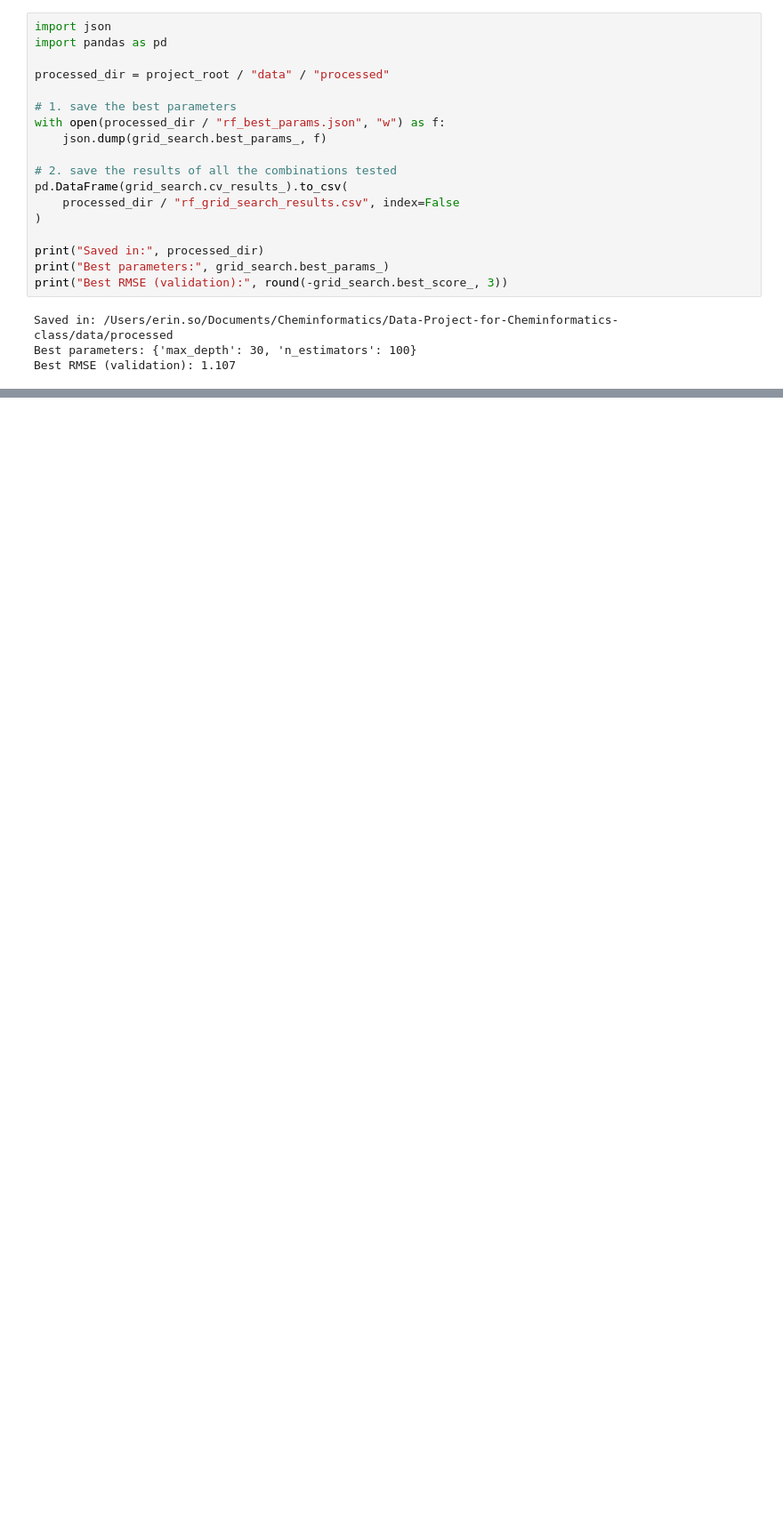
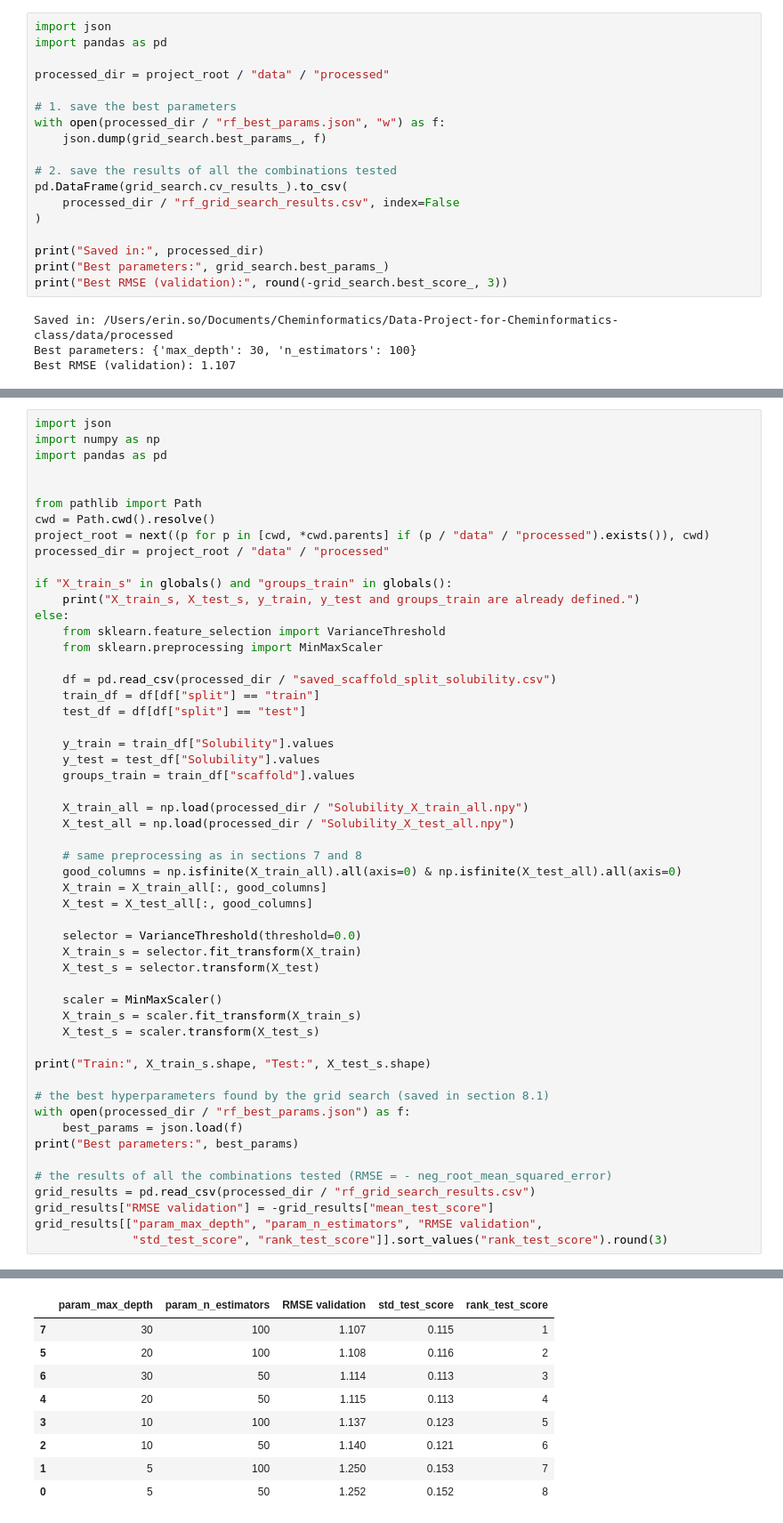
Before and after one commit to erinsoppelsa/Data-Project-for-Cheminformatics-class, a Jupyter notebook: notebooks/02_regression_solubility.ipynb, the cells around one changed output, grey strips where cells are left out. Shown at 89% size. Cells and saved outputs as stored; diff of their text form; blank space fills up the shorter version.

Commit message:
baseline + best models comparision + hyperparameters for solubility dataset

```diff
--- a/notebooks/02_regression_solubility.ipynb
+++ b/notebooks/02_regression_solubility.ipynb
@@ -327,0 +311,54 @@ Best RMSE (validation): 1.107
+# %%
+import json
+import numpy as np
+import pandas as pd
+
+
+from pathlib import Path
+cwd = Path.cwd().resolve()
+project_root = next((p for p in [cwd, *cwd.parents] if (p / "data" / "processed").exists()), cwd)
+processed_dir = project_root / "data" / "processed"
+
+if "X_train_s" in globals() and "groups_train" in globals():
+    print("X_train_s, X_test_s, y_train, y_test and groups_train are already defined.")
+else:
+    from sklearn.feature_selection import VarianceThreshold
+    from sklearn.preprocessing import MinMaxScaler
+
+    df = pd.read_csv(processed_dir / "saved_scaffold_split_solubility.csv")
+    train_df = df[df["split"] == "train"]
+    test_df = df[df["split"] == "test"]
+
+    y_train = train_df["Solubility"].values
+    y_test = test_df["Solubility"].values
+    groups_train = train_df["scaffold"].values
+
+    X_train_all = np.load(processed_dir / "Solubility_X_train_all.npy")
+    X_test_all = np.load(processed_dir / "Solubility_X_test_all.npy")
+
+    # same preprocessing as in sections 7 and 8
+    good_columns = np.isfinite(X_train_all).all(axis=0) & np.isfinite(X_test_all).all(axis=0)
+    X_train = X_train_all[:, good_columns]
+    X_test = X_test_all[:, good_columns]
+
+    selector = VarianceThreshold(threshold=0.0)
+    X_train_s = selector.fit_transform(X_train)
+    X_test_s = selector.transform(X_test)
+
+    scaler = MinMaxScaler()
+    X_train_s = scaler.fit_transform(X_train_s)
+    X_test_s = scaler.transform(X_test_s)
+
+print("Train:", X_train_s.shape, "Test:", X_test_s.shape)
+
+# the best hyperparameters found by the grid search (saved in section 8.1)
+with open(processed_dir / "rf_best_params.json") as f:
+    best_params = json.load(f)
+print("Best parameters:", best_params)
+
+# the results of all the combinations tested (RMSE = - neg_root_mean_squared_error)
+grid_results = pd.read_csv(processed_dir / "rf_grid_search_results.csv")
+grid_results["RMSE validation"] = -grid_results["mean_test_score"]
+grid_results[["param_max_depth", "param_n_estimators", "RMSE validation",
+              "std_test_score", "rank_test_score"]].sort_values("rank_test_score").round(3)
+# %% [output]
@@ -327,0 +367,9 @@ Best RMSE (validation): 1.107
+|  | param_max_depth | param_n_estimators | RMSE validation | std_test_score | rank_test_score |
+| 7 | 30 | 100 | 1.107 | 0.115 | 1 |
+| 5 | 20 | 100 | 1.108 | 0.116 | 2 |
+| 6 | 30 | 50 | 1.114 | 0.113 | 3 |
+| 4 | 20 | 50 | 1.115 | 0.113 | 4 |
+| 3 | 10 | 100 | 1.137 | 0.123 | 5 |
+| 2 | 10 | 50 | 1.140 | 0.121 | 6 |
+| 1 | 5 | 100 | 1.250 | 0.153 | 7 |
+| 0 | 5 | 50 | 1.252 | 0.152 | 8 |
```
Also changed, not shown: parts of 24 cells of this notebook, 2 other files.
